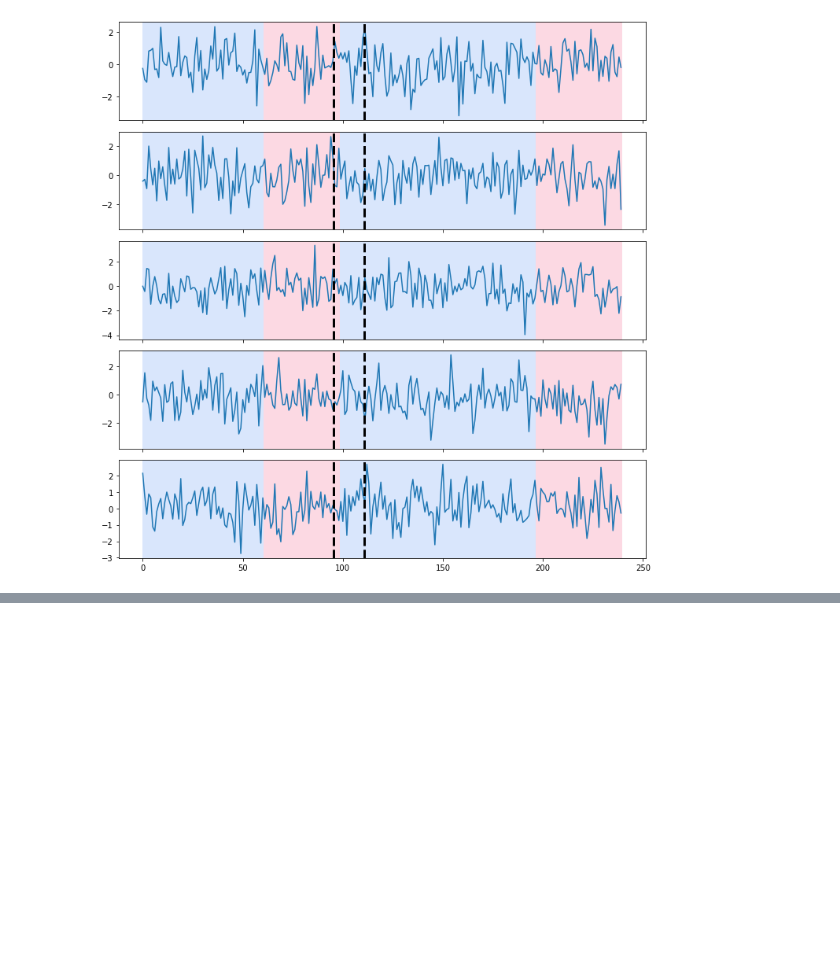
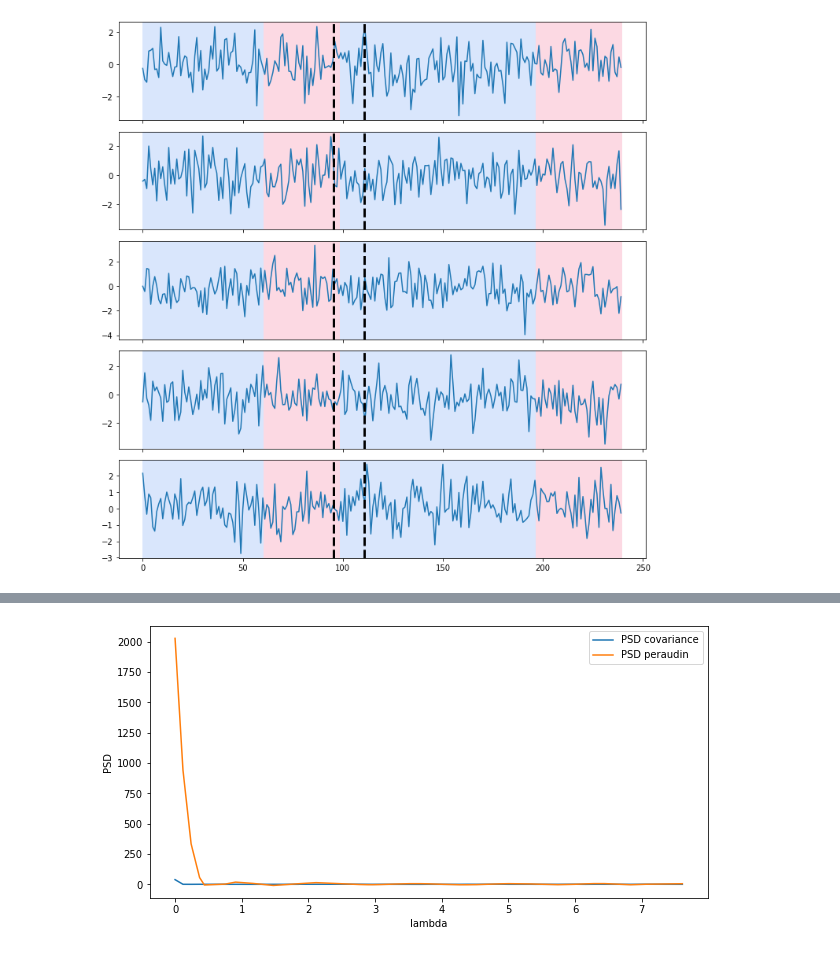
Before and after one commit to tanguy-magne/mva-ts-project, a Jupyter notebook: project_notebook.ipynb, the cells around one changed output, grey strips where cells are left out. Drawn from its saved outputs; the diff is of its cells as text; code cells hidden in the pictures; blank space fills up the shorter version.

```diff
--- a/project_notebook.ipynb
+++ b/project_notebook.ipynb
@@ -492,0 +529,14 @@ plt.show()
+# %%
+### Preprocessing of stations dataframe
+
+stations_df_filtered = stations_df[stations_df['Nom'].isin(list(temperature_df.columns))]
+
+# convert pandas df to geopandas df
+stations_gdf = geopandas.GeoDataFrame(
+    stations_df_filtered,
+    geometry=geopandas.points_from_xy(
+        stations_df_filtered.Longitude, stations_df_filtered.Latitude
+    ),
+).set_crs(CRS)
+
+stations_gdf.head()
@@ -492,0 +626,14 @@ plt.show()
+# %%
+# Compute PSD
+w = 80
+psd_covariance_temp = estimate_PSD_cov(temperature_df_np[:w].T, G)
+psd_perraudin_temp = estimate_PSD_perraudin(temperature_df_np[:w].T, G)
+
+fig = plt.figure(figsize=(10, 5))
+plt.plot(G.e, psd_covariance_temp, label="PSD covariance")
+plt.plot(G.e, psd_perraudin_temp, label="PSD peraudin")
+plt.xlabel("lambda")
+plt.ylabel("PSD")
+plt.legend()
+plt.show()
+# %% [output]
@@ -492,0 +641 @@ plt.show()
+[figure, added]
```
Also changed, not shown: parts of 24 cells of this notebook.
